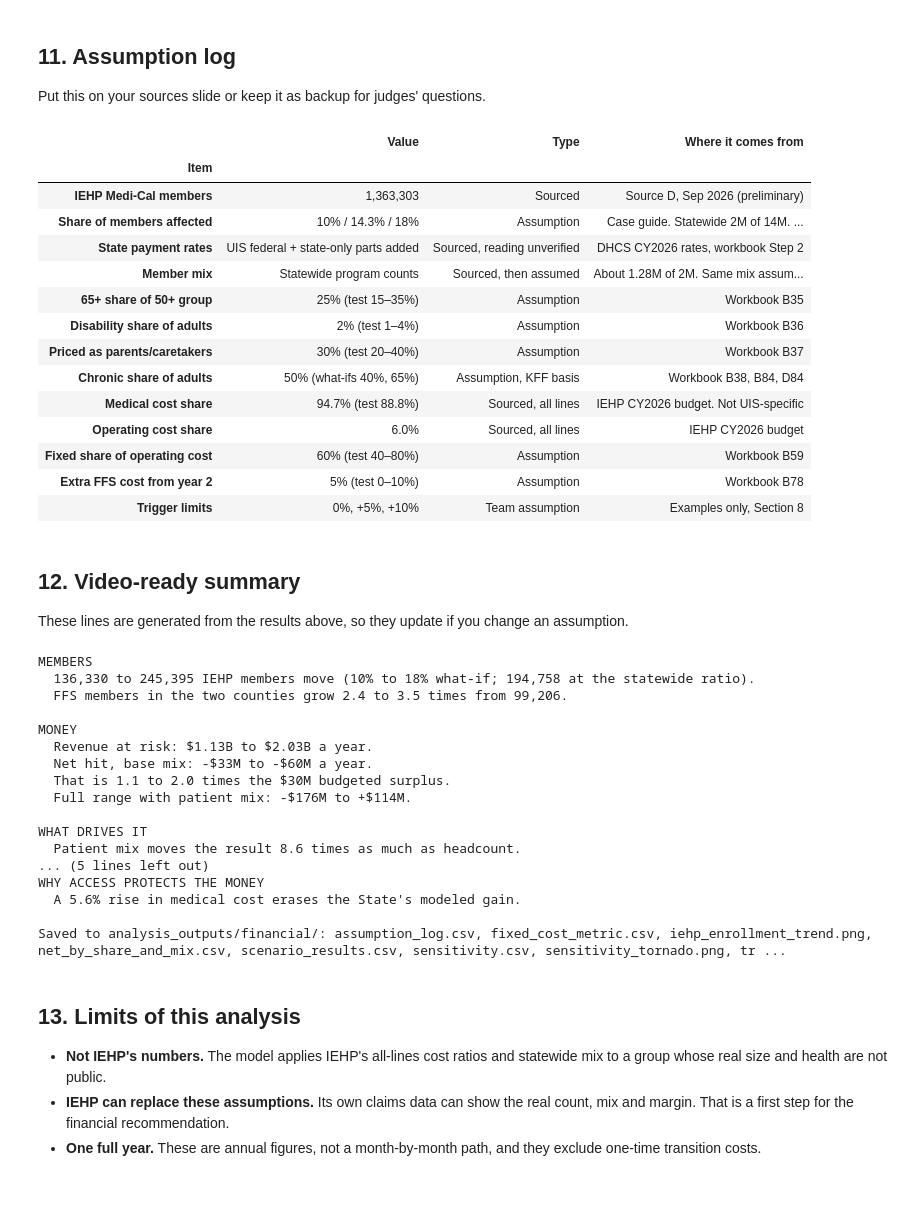
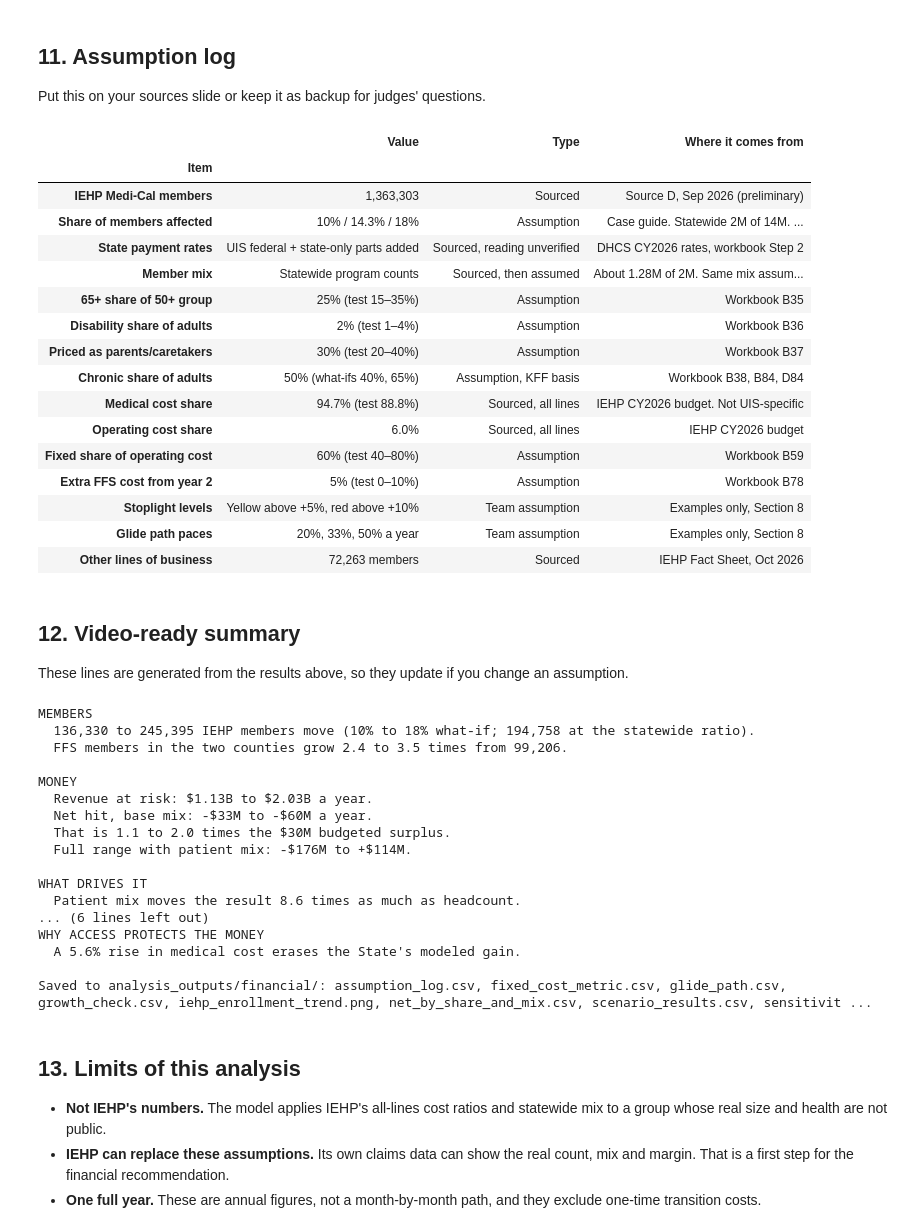
Before and after one commit to doom-boy/IEHP-CEO-Competition, a Jupyter notebook: financial_impact_analysis.ipynb, the cells around one changed output. Saved outputs shown, nothing was run; the diff lists cells and outputs as text; code cells hidden in the pictures; blank space fills up the shorter version.

Commit message:
updated financial analysis

```diff
--- a/financial_impact_analysis.ipynb
+++ b/financial_impact_analysis.ipynb
@@ -728,35 +853,39 @@ log = pd.DataFrame([
     ("IEHP Medi-Cal members", f"{source_d_total:,}", "Sourced", "Source D, Sep 2026 (preliminary)"),
     ("Share of members affected", "10% / 14.3% / 18%", "Assumption", "Case guide. Statewide 2M of 14M. Applied evenly"),
     ("State payment rates", "UIS federal + state-only parts added", "Sourced, reading unverified", "DHCS CY2026 rates, workbook Step 2"),
     ("Member mix", "Statewide program counts", "Sourced, then assumed", "About 1.28M of 2M. Same mix assumed for the rest"),
     ("65+ share of 50+ group", "25% (test 15–35%)", "Assumption", "Workbook B35"),
     ("Disability share of adults", "2% (test 1–4%)", "Assumption", "Workbook B36"),
     ("Priced as parents/caretakers", "30% (test 20–40%)", "Assumption", "Workbook B37"),
     ("Chronic share of adults", "50% (what-ifs 40%, 65%)", "Assumption, KFF basis", "Workbook B38, B84, D84"),
     ("Medical cost share", "94.7% (test 88.8%)", "Sourced, all lines", "IEHP CY2026 budget. Not UIS-specific"),
     ("Operating cost share", "6.0%", "Sourced, all lines", "IEHP CY2026 budget"),
     ("Fixed share of operating cost", "60% (test 40–80%)", "Assumption", "Workbook B59"),
     ("Extra FFS cost from year 2", "5% (test 0–10%)", "Assumption", "Workbook B78"),
-    ("Trigger limits", "0%, +5%, +10%", "Team assumption", "Examples only, Section 8"),
+    ("Stoplight levels", "Yellow above +5%, red above +10%", "Team assumption", "Examples only, Section 8"),
+    ("Glide path paces", "20%, 33%, 50% a year", "Team assumption", "Examples only, Section 8"),
+    ("Other lines of business", f"{other_lines:,} members", "Sourced", "IEHP Fact Sheet, Oct 2026"),
 ], columns=["Item", "Value", "Type", "Where it comes from"]).set_index("Item")
 log.to_csv(OUTPUT_DIR / "assumption_log.csv")
 log
 # %% [output]
 |  | Value | Type | Where it comes from |
 | Item |  |  |  |
 | IEHP Medi-Cal members | 1,363,303 | Sourced | Source D, Sep 2026 (preliminary) |
 | Share of members affected | 10% / 14.3% / 18% | Assumption | Case guide. Statewide 2M of 14M. ... |
 | State payment rates | UIS federal + state-only parts added | Sourced, reading unverified | DHCS CY2026 rates, workbook Step 2 |
 | Member mix | Statewide program counts | Sourced, then assumed | About 1.28M of 2M. Same mix assum... |
 | 65+ share of 50+ group | 25% (test 15–35%) | Assumption | Workbook B35 |
 | Disability share of adults | 2% (test 1–4%) | Assumption | Workbook B36 |
 | Priced as parents/caretakers | 30% (test 20–40%) | Assumption | Workbook B37 |
 | Chronic share of adults | 50% (what-ifs 40%, 65%) | Assumption, KFF basis | Workbook B38, B84, D84 |
 | Medical cost share | 94.7% (test 88.8%) | Sourced, all lines | IEHP CY2026 budget. Not UIS-specific |
 | Operating cost share | 6.0% | Sourced, all lines | IEHP CY2026 budget |
 | Fixed share of operating cost | 60% (test 40–80%) | Assumption | Workbook B59 |
 | Extra FFS cost from year 2 | 5% (test 0–10%) | Assumption | Workbook B78 |
-| Trigger limits | 0%, +5%, +10% | Team assumption | Examples only, Section 8 |
+| Stoplight levels | Yellow above +5%, red above +10% | Team assumption | Examples only, Section 8 |
+| Glide path paces | 20%, 33%, 50% a year | Team assumption | Examples only, Section 8 |
+| Other lines of business | 72,263 members | Sourced | IEHP Fact Sheet, Oct 2026 |
 # %% [markdown]
 ## 12. Video-ready summary
 
@@ -784,6 +913,7 @@ WHAT DRIVES IT
 
 METRIC FOR THE FINANCIAL RECOMMENDATION
   Fixed cost per remaining member: ${fixed_pmpm:.2f} today, ${mid_after:.2f} in the middle case with no action ({mid_after / fixed_pmpm - 1:+.1%}).
+  Growth alone can't close it: doubling IEHP's other lines adds {other_lines:,} members, against {L['members']:,.0f} to {H['members']:,.0f} leaving.
 
 WHY ACCESS PROTECTS THE MONEY
   A {break_even:.1%} rise in medical cost erases the State's modeled gain.
@@ -804,11 +934,11 @@ MONEY
 
 WHAT DRIVES IT
   Patient mix moves the result 8.6 times as much as headcount.
-... (5 lines left out)
+... (6 lines left out)
 WHY ACCESS PROTECTS THE MONEY
   A 5.6% rise in medical cost erases the State's modeled gain.
 
-Saved to analysis_outputs/financial/: assumption_log.csv, fixed_cost_metric.csv, iehp_enrollment_trend.png, net_by_share_and_mix.csv, scenario_results.csv, sensitivity.csv, sensitivity_tornado.png, tr ...
+Saved to analysis_outputs/financial/: assumption_log.csv, fixed_cost_metric.csv, glide_path.csv, growth_check.csv, iehp_enrollment_trend.png, net_by_share_and_mix.csv, scenario_results.csv, sensitivit ...
 # %% [markdown]
 ## 13. Limits of this analysis
 
```
Also changed, not shown: parts of 18 cells of this notebook, 8 other files.
